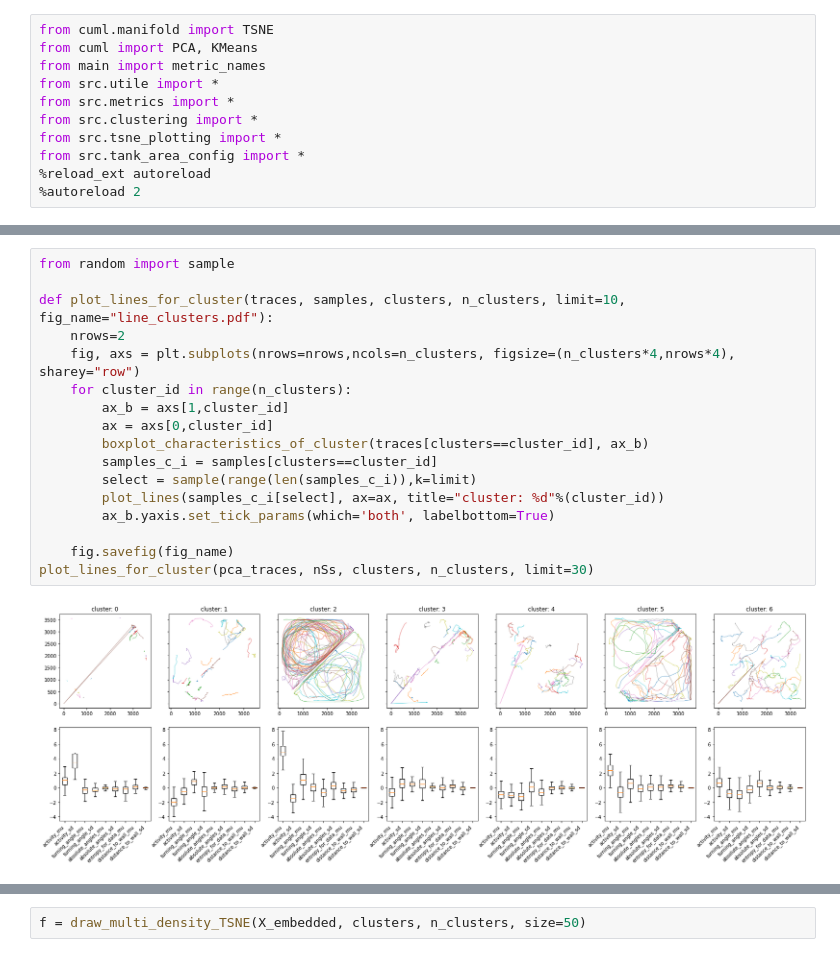
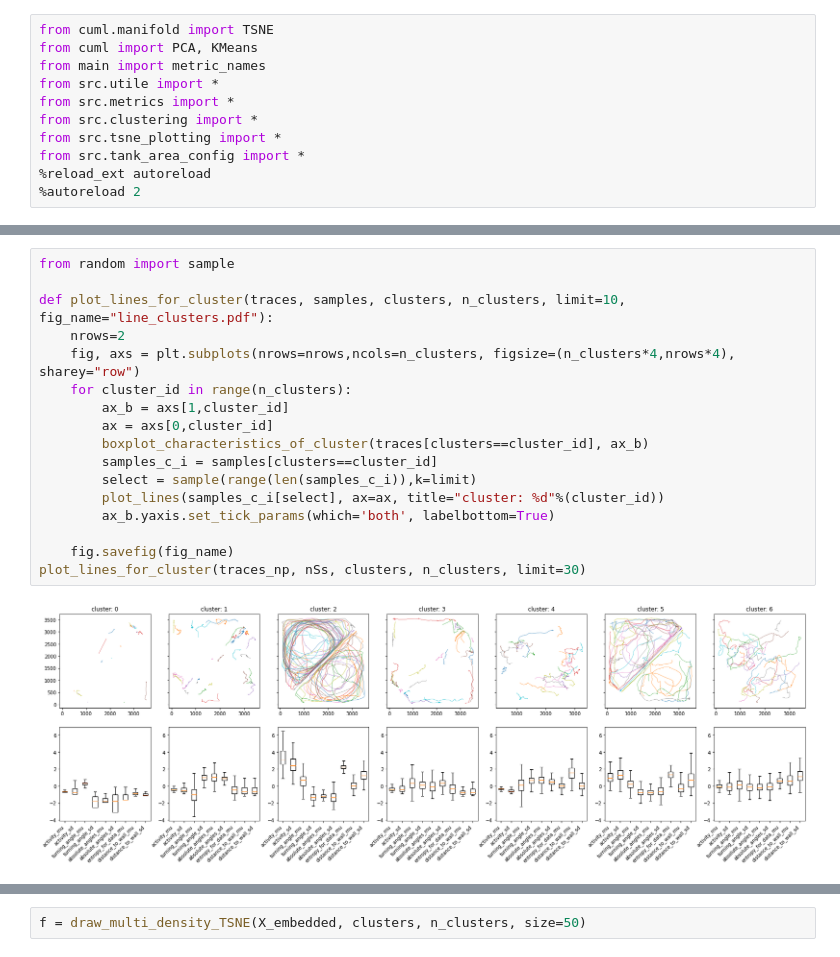
Before and after one commit to UlrikeScherer/Fish-Tracking-Visualization, a Jupyter notebook: Untitled2.ipynb, the cells around one changed output, grey strips where cells are left out. Saved outputs shown, nothing was run; the diff lists cells and outputs as text.

```diff
--- a/Untitled2.ipynb
+++ b/Untitled2.ipynb
@@ -67,21 +44,21 @@ clusters = KM.fit_predict(pca_traces)
 # %%
 from random import sample
 
 def plot_lines_for_cluster(traces, samples, clusters, n_clusters, limit=10, fig_name="line_clusters.pdf"):
     nrows=2
     fig, axs = plt.subplots(nrows=nrows,ncols=n_clusters, figsize=(n_clusters*4,nrows*4), sharey="row")
     for cluster_id in range(n_clusters):
         ax_b = axs[1,cluster_id]
         ax = axs[0,cluster_id]
         boxplot_characteristics_of_cluster(traces[clusters==cluster_id], ax_b)
         samples_c_i = samples[clusters==cluster_id]
         select = sample(range(len(samples_c_i)),k=limit)
         plot_lines(samples_c_i[select], ax=ax, title="cluster: %d"%(cluster_id))
         ax_b.yaxis.set_tick_params(which='both', labelbottom=True)
 
     fig.savefig(fig_name)
-plot_lines_for_cluster(pca_traces, nSs, clusters, n_clusters, limit=30)
+plot_lines_for_cluster(traces_np, nSs, clusters, n_clusters, limit=30)
 # %% [output]
-[figure, old version]
+[figure, new version]
 # %%
 from matplotlib import cm
```
Also changed, not shown: parts of 15 cells of this notebook, 1 other file.
